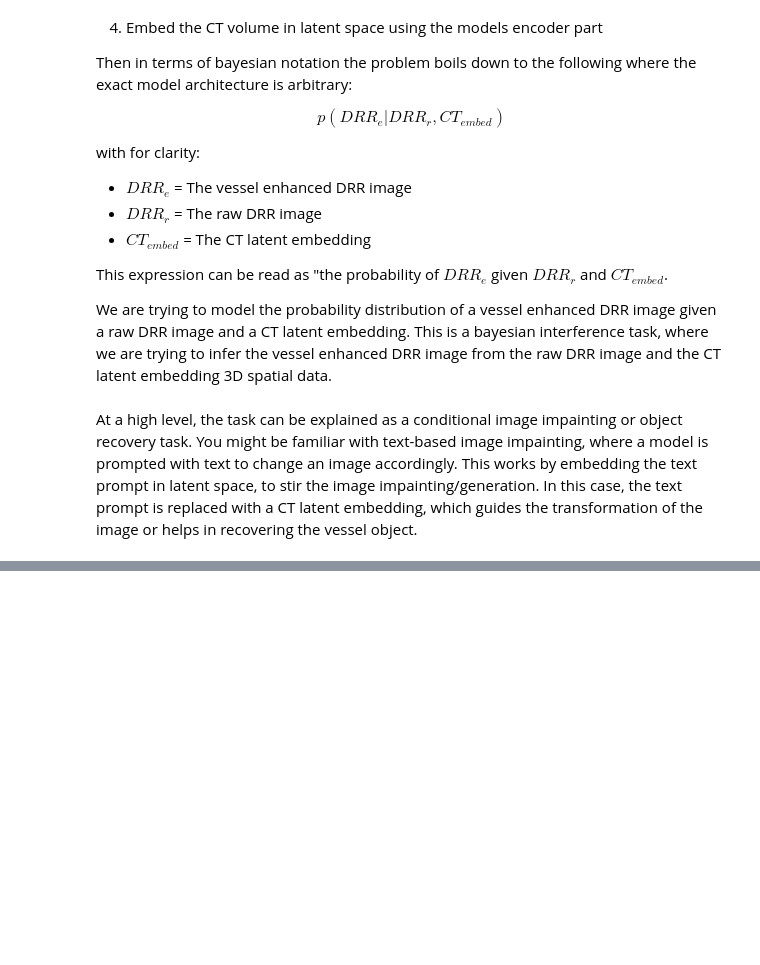
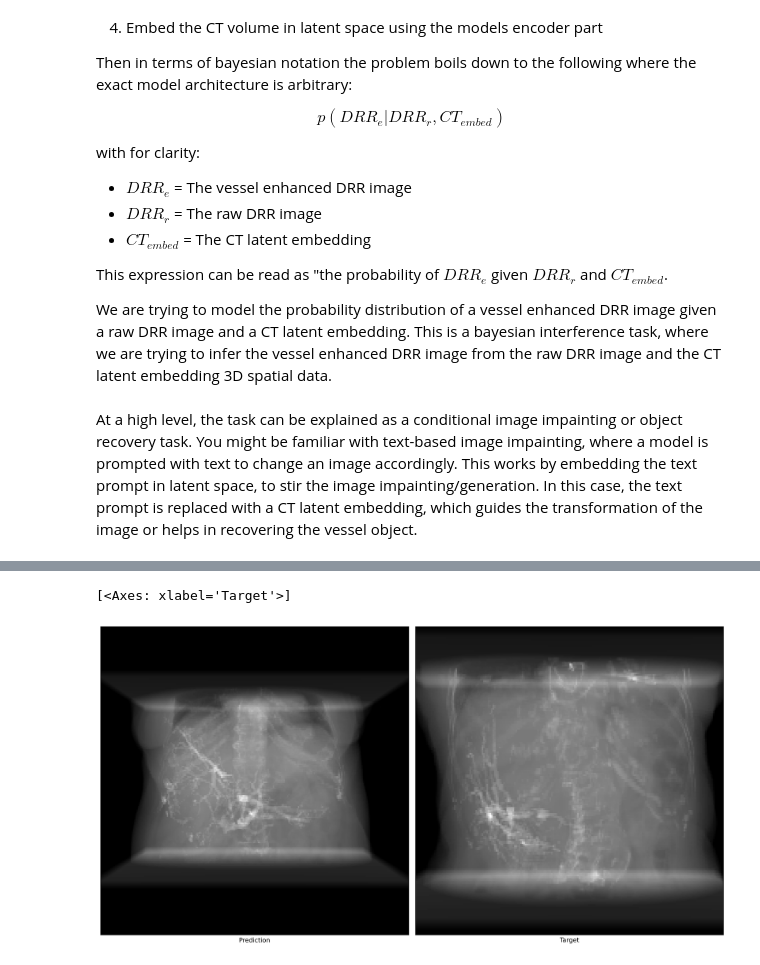
Before and after one commit to LucianoDeben/5ARIP10-ITP-T3G3, a Jupyter notebook: notebooks/pipeline.ipynb, the cells around one changed output, grey strips where cells are left out. Saved outputs shown, nothing was run; the diff lists cells and outputs as text; code cells hidden in the pictures; blank space fills up the shorter version.

```diff
--- a/notebooks/pipeline.ipynb
+++ b/notebooks/pipeline.ipynb
@@ -379,20 +351,23 @@ KeyboardInterrupt:
 # %%
 # Plot the segmentation masks
 fig, axs = plt.subplots(
     nrows=1,
     ncols=2,
     figsize=(14, 7.75),
     tight_layout=True,
     dpi=300,
 )
 
 # Plot the DRR, DRR with vessel contrast, and the enhanced DRR
-plot_drr(prediction.sum(dim=1, keepdim=True), axs=axs[0], ticks=False, title="Prediction")
+plot_drr(drr_enhanced, axs=axs[0], ticks=False, title="Prediction")
 plot_drr(
     drr_image_enhanced.sum(dim=1, keepdim=True),
     axs=axs[1],
     ticks=False,
     title="Target",
 )
+# %% [output]
+[<Axes: xlabel='Target'>]
+[figure, added]
 # %%
 prediction.shape
```
Also changed, not shown: parts of 6 cells of this notebook.
